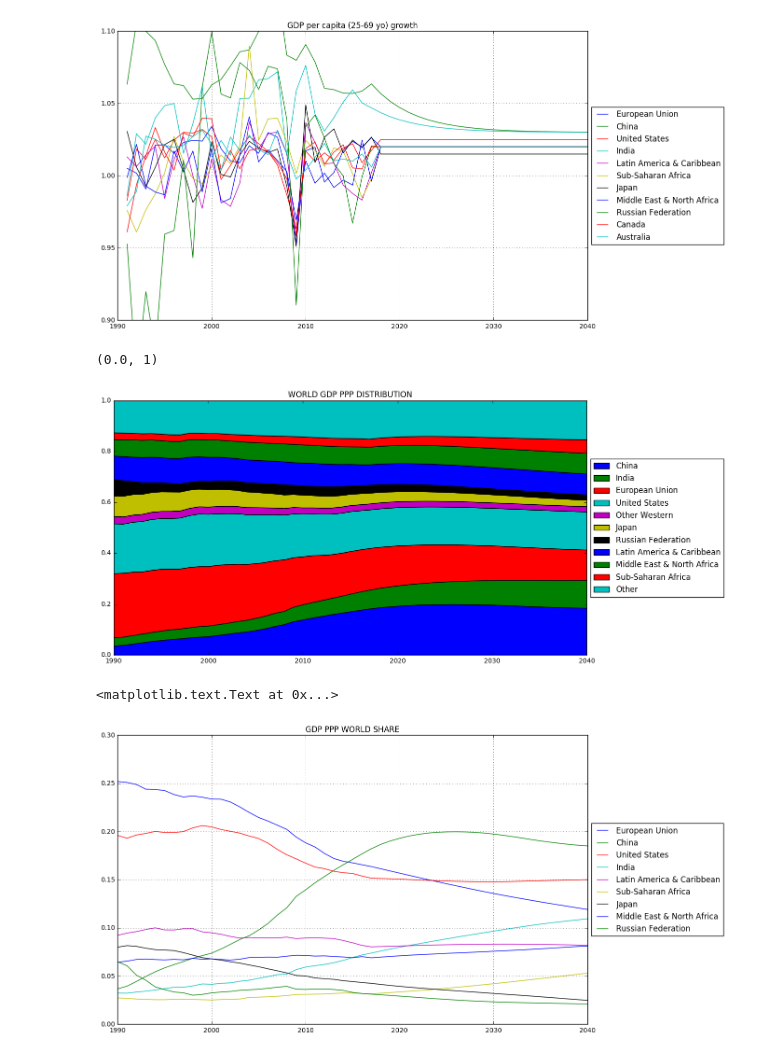
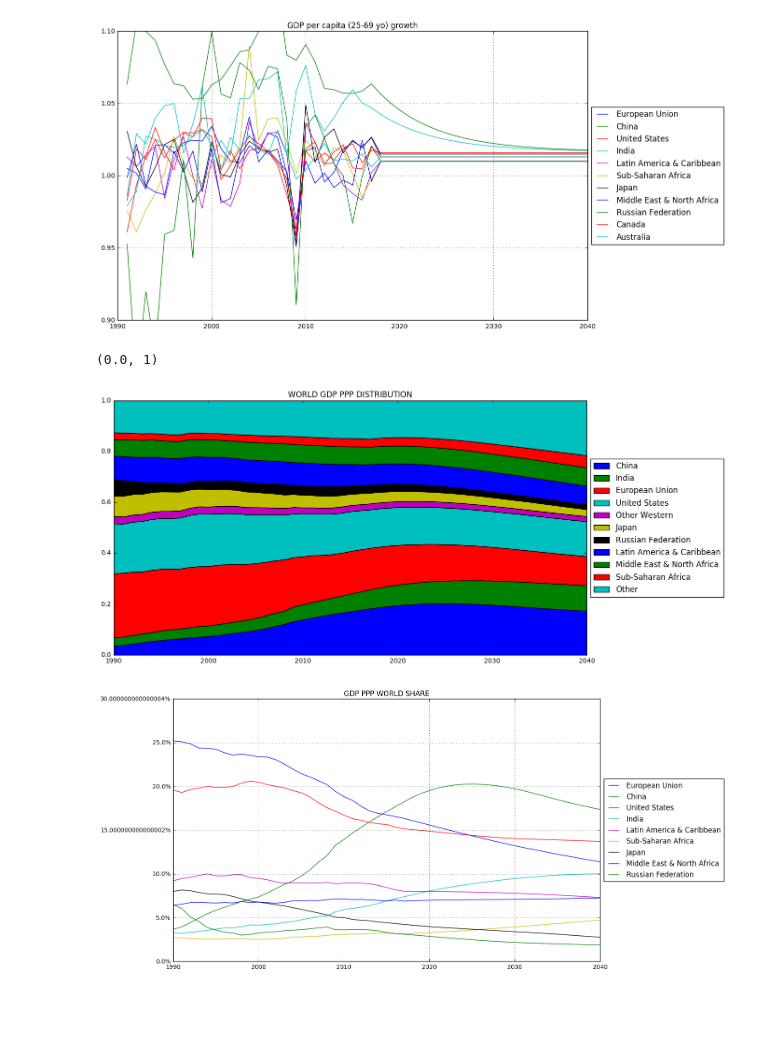
Before and after one commit to plaksivayatryapka/gdp_future, a Jupyter notebook: future.ipynb, the cells around one changed output. Drawn from its saved outputs; the diff is of its cells as text; code cells hidden in the pictures; blank space fills up the shorter version.

```diff
--- a/future.ipynb
+++ b/future.ipynb
@@ -8,3 +4,17 @@ from matplotlib import pyplot as plt
+# %%
+%matplotlib inline
+import pandas as pd
+import matplotlib
+from matplotlib.ticker import FuncFormatter
+from matplotlib import pyplot as plt
+from pprint import pprint
+
+def to_percent(y, position):
+    s = str(100 * y)
+    if matplotlib.rcParams['text.usetex'] is True:
+        return s + r'$\%$'
+    else:
+        return s + '%'
 # %%
 YEARS_HISTORY = [i for i in range(1990, 2018, 1)]
 YEARS_FORECAST = [i for i in range(2018, 2041, 1)]
@@ -94,23 +129,23 @@ gdp_per_cap_growth = {country: {year: gdp_per_cap[country][year] / gdp_per_cap[c
 for country in COUNTRIES:
     for year in YEARS_FORECAST:
         if country in ['European Union', 'Australia', 'Canada']:
-            gdp_per_cap_growth[country][year] = 1.02
+            gdp_per_cap_growth[country][year] = 1.013
         if country == 'United States':
-            gdp_per_cap_growth[country][year] = 1.025
+            gdp_per_cap_growth[country][year] = 1.016
         if country in ['China', 'India']:
-            gdp_per_cap_growth[country][year] = (gdp_per_cap_growth[country][year - 1] - 1) * 0.8 + 1.006
+            gdp_per_cap_growth[country][year] = (gdp_per_cap_growth[country][year - 1] - 1) * 0.85 + 1.0025
         if country == 'Japan':
             gdp_per_cap_growth[country][year] = 1.015
         if country == 'Latin America & Caribbean':
-            gdp_per_cap_growth[country][year] = 1.02
+            gdp_per_cap_growth[country][year] = 1.01
         if country == 'Middle East & North Africa':
-            gdp_per_cap_growth[country][year] = 1.02
+            gdp_per_cap_growth[country][year] = 1.01
         if country == 'Russian Federation':
-            gdp_per_cap_growth[country][year] = 1.02
+            gdp_per_cap_growth[country][year] = 1.01
         if country == 'World':
-            gdp_per_cap_growth[country][year] = 1.02
+            gdp_per_cap_growth[country][year] = 1.015
         if country == 'Sub-Saharan Africa':
-            gdp_per_cap_growth[country][year] = 1.02
+            gdp_per_cap_growth[country][year] = 1.01
 # %%
 # PLOT GDP PER CAPITA GROWTH
 
@@ -121,7 +156,7 @@ plt.ylim(top=1.1, bottom=0.9)
 plt.title('GDP per capita (25-69 yo) growth')
 plt.grid()
 # %% [output]
-[figure, old version]
+[figure, new version]
 # %%
 # CALC GDP PER CAPITA FOR 2018 - 2040 WITH FORECASTED DATA
 
@@ -169,15 +204,16 @@ plt.title('WORLD GDP PPP DISTRIBUTION')
 plt.ylim(top=1)
 # %% [output]
 (0.0, 1)
-[figure, old version]
+[figure, new version]
 # %%
 plt.figure(figsize=[13, 8])
 [plt.plot(YEARS_ALL, gdp_normalized[country].values(), label=country) for country in COUNTRIES[:-3]]
+formatter = FuncFormatter(to_percent)
 plt.legend(loc='center left', bbox_to_anchor=(1, 0.5))
 plt.grid()
 plt.title('GDP PPP WORLD SHARE')
+plt.gca().yaxis.set_major_formatter(formatter)
 # %% [output]
-<matplotlib.text.Text at 0x...>
-[figure, old version]
+[figure, new version]
 # %%
 plt.figure(figsize=[13, 8])
```
Also changed, not shown: parts of 4 cells of this notebook.
